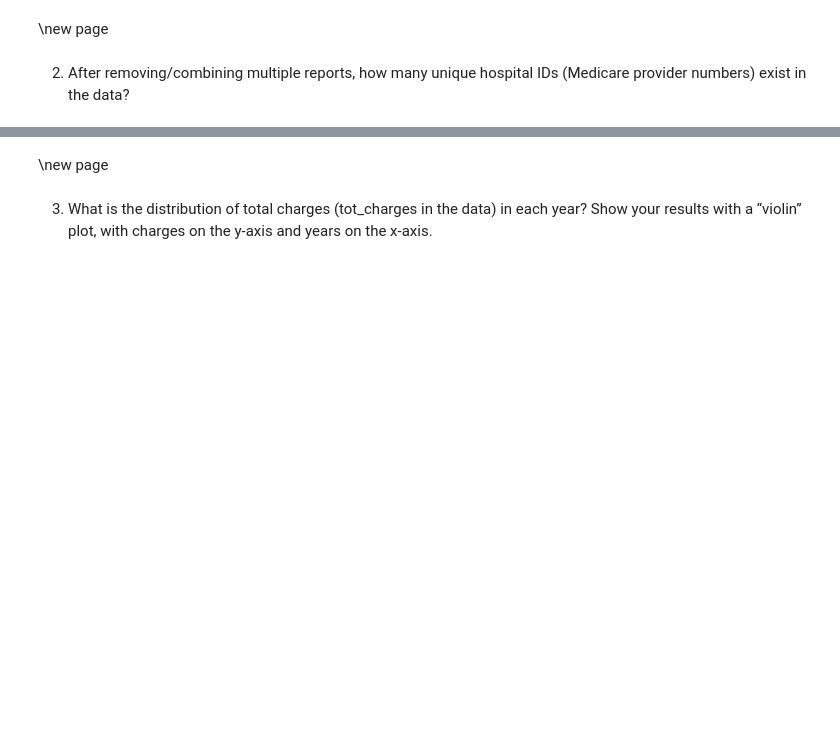
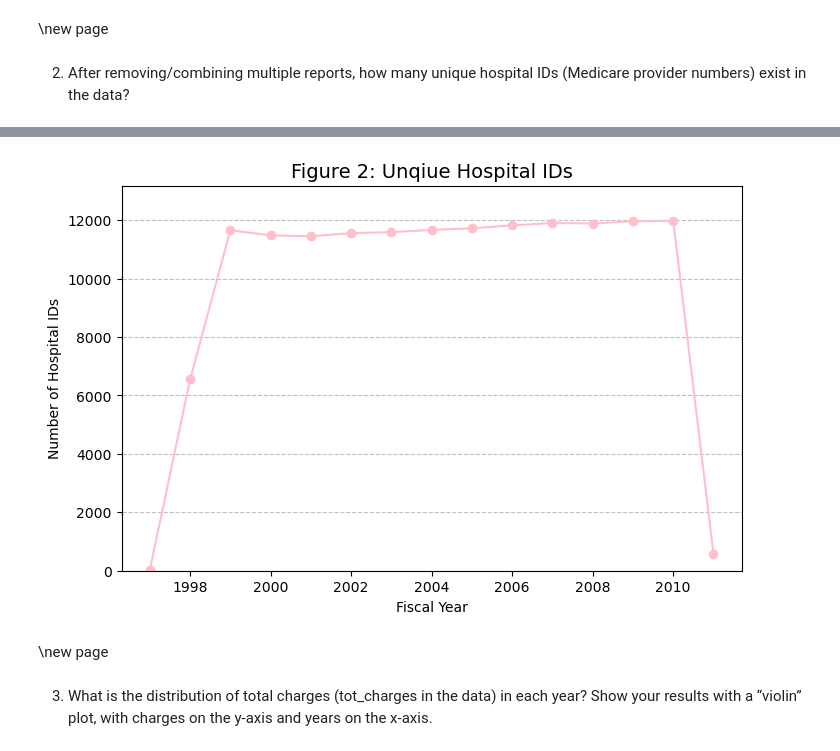
Before and after one commit to ellenwu-git/Homework2, a Jupyter notebook: homework2.ipynb, the cells around one changed output, grey strips where cells are left out. Saved outputs shown, nothing was run; the diff lists cells and outputs as text; code cells hidden in the pictures; blank space fills up the shorter version.

```diff
--- a/homework2.ipynb
+++ b/homework2.ipynb
@@ -107,3 +67,18 @@ The number of unique hospital IDs is: 6383
+# %%
+hosp_count = HCRIS_Data.groupby('year').size().reset_index(name='hosp_count')
+
+# Count of unique hospitals per year
+plt.figure(figsize=(8, 5))
+plt.plot(hosp_count['year'].values, hosp_count['hosp_count'].values,
+         marker='o', linestyle='-', color='pink')
+plt.title('Figure 2: Unqiue Hospital IDs', fontsize=14)
+plt.xlabel('Fiscal Year')
+plt.ylabel('Number of Hospital IDs')
+plt.ylim(0, hosp_count['hosp_count'].max() * 1.1)
+plt.grid(axis='y', color='gray', linestyle='--', alpha=0.5)
+plt.show()
+# %% [output]
+[figure, added]
 # %% [markdown]
 \new page
 # %% [markdown]
```
Also changed, not shown: parts of 25 cells of this notebook, 12 other files.
